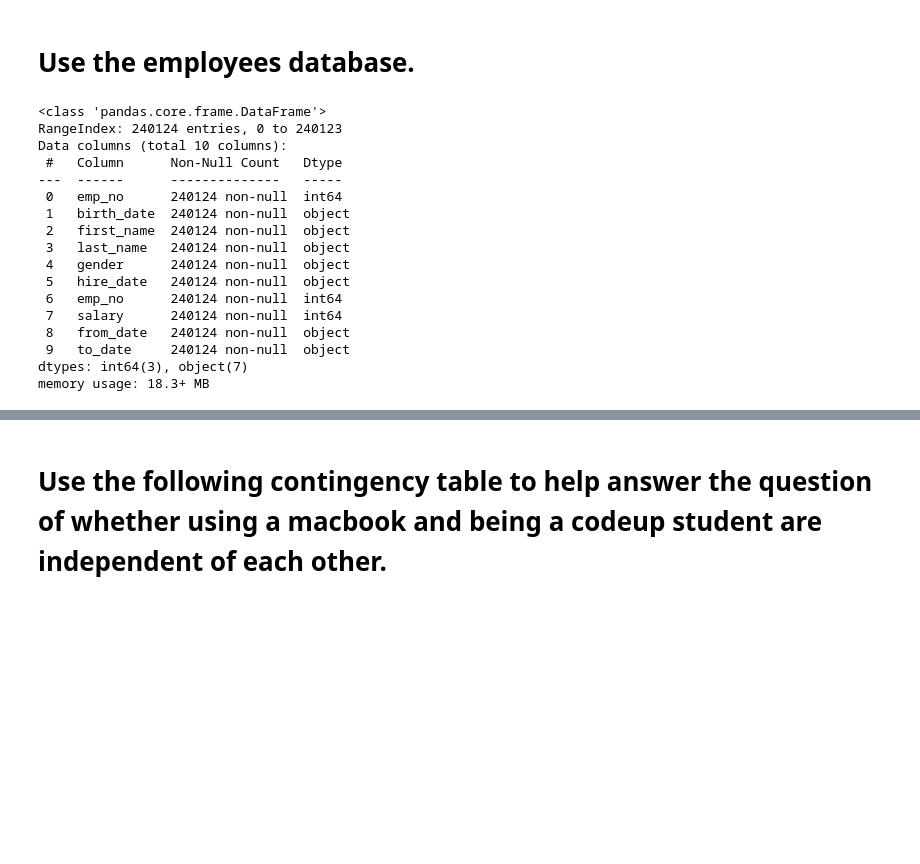
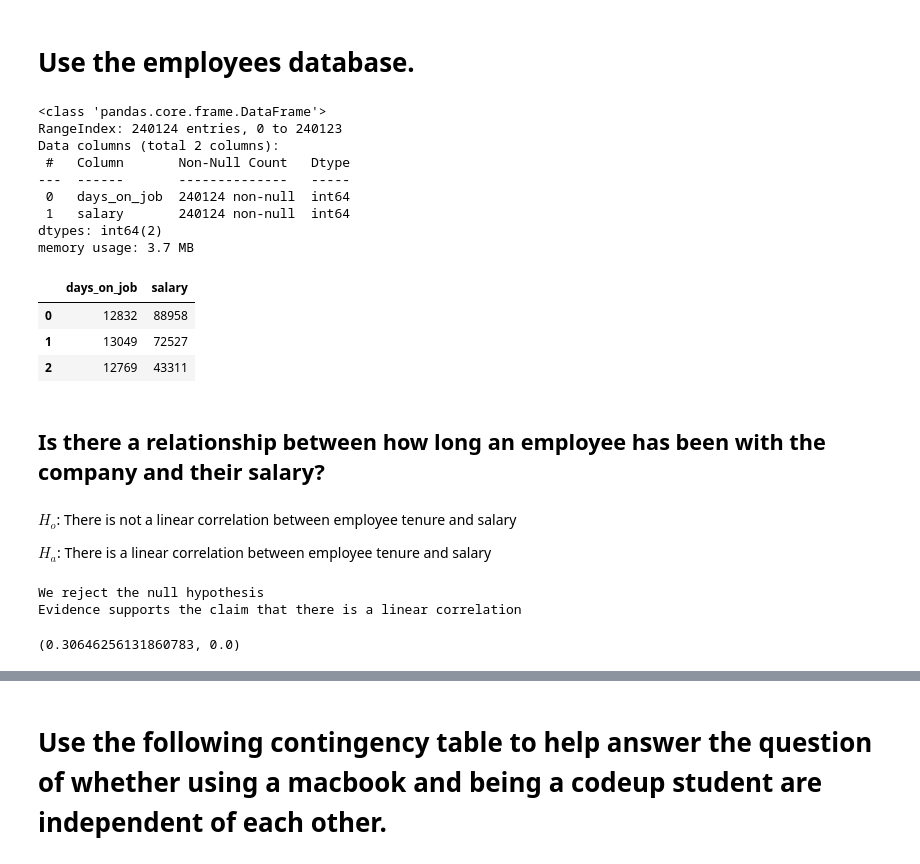
Before and after one commit to joshuamchavez2/statistics-exercises, a Jupyter notebook: hypothesis_testing.ipynb, the cells around one changed output, grey strips where cells are left out. Cells and saved outputs as stored; diff of their text form; code cells hidden in the pictures; blank space fills up the shorter version.

```diff
--- a/hypothesis_testing.ipynb
+++ b/hypothesis_testing.ipynb
@@ -683,26 +683,49 @@ Reject the Null Hypothesis. p=4.896604599951957e-44 < 0.05
 # %% [markdown]
 # Use the employees database.
 # %%
-employee = pd.read_sql("select * from employees join salaries on employees.emp_no = salaries.emp_no where salaries.to_date > now()", get_db_url())
+df= pd.read_sql("""
+select datediff(curdate(), hire_date) as days_on_job, salary
+from employees
+join salaries using(emp_no)
+where to_date > curdate();
+""", get_db_url())
 # %%
-employee.info()
+df.info()
 # %% [output]
 <class 'pandas.core.frame.DataFrame'>
 RangeIndex: 240124 entries, 0 to 240123
-Data columns (total 10 columns):
- #   Column      Non-Null Count   Dtype
----  ------      --------------   -----
- 0   emp_no      240124 non-null  int64
- 1   birth_date  240124 non-null  object
- 2   first_name  240124 non-null  object
- 3   last_name   240124 non-null  object
- 4   gender      240124 non-null  object
- 5   hire_date   240124 non-null  object
- 6   emp_no      240124 non-null  int64
- 7   salary      240124 non-null  int64
- 8   from_date   240124 non-null  object
- 9   to_date     240124 non-null  object
-dtypes: int64(3), object(7)
-memory usage: 18.3+ MB
+Data columns (total 2 columns):
+ #   Column       Non-Null Count   Dtype
+---  ------       --------------   -----
+ 0   days_on_job  240124 non-null  int64
+ 1   salary       240124 non-null  int64
+dtypes: int64(2)
+memory usage: 3.7 MB
 # %%
-# df['tenure'] = ((2021-8-10 - 2021-7-10)/np.timedelta64(1, 'M')) not sure what i was doign here but it might be important
+df.head(3)
+# %% [output]
+|  | days_on_job | salary |
+| 0 | 12832 | 88958 |
+| 1 | 13049 | 72527 |
+| 2 | 12769 | 43311 |
+# %% [markdown]
+## Is there a relationship between how long an employee has been with the company and their salary?
+# %% [markdown]
+$H_o$: There is not a linear correlation between employee tenure and salary
+
+$H_a$: There is a linear correlation between employee tenure and salary
+# %%
+alpha = 0.05
+corr, p = stats.pearsonr(df.days_on_job, df.salary)
+
+if p < alpha:
+    print("We reject the null hypothesis")
+    print("Evidence supports the claim that there is a linear correlation")
+else:
+    print("We fail to reject the null hypothesis")
+
+corr, p
+# %% [output]
+We reject the null hypothesis
+Evidence supports the claim that there is a linear correlation
+(0.30646256131860783, 0.0)
```
Also changed, not shown: parts of 19 cells of this notebook.
